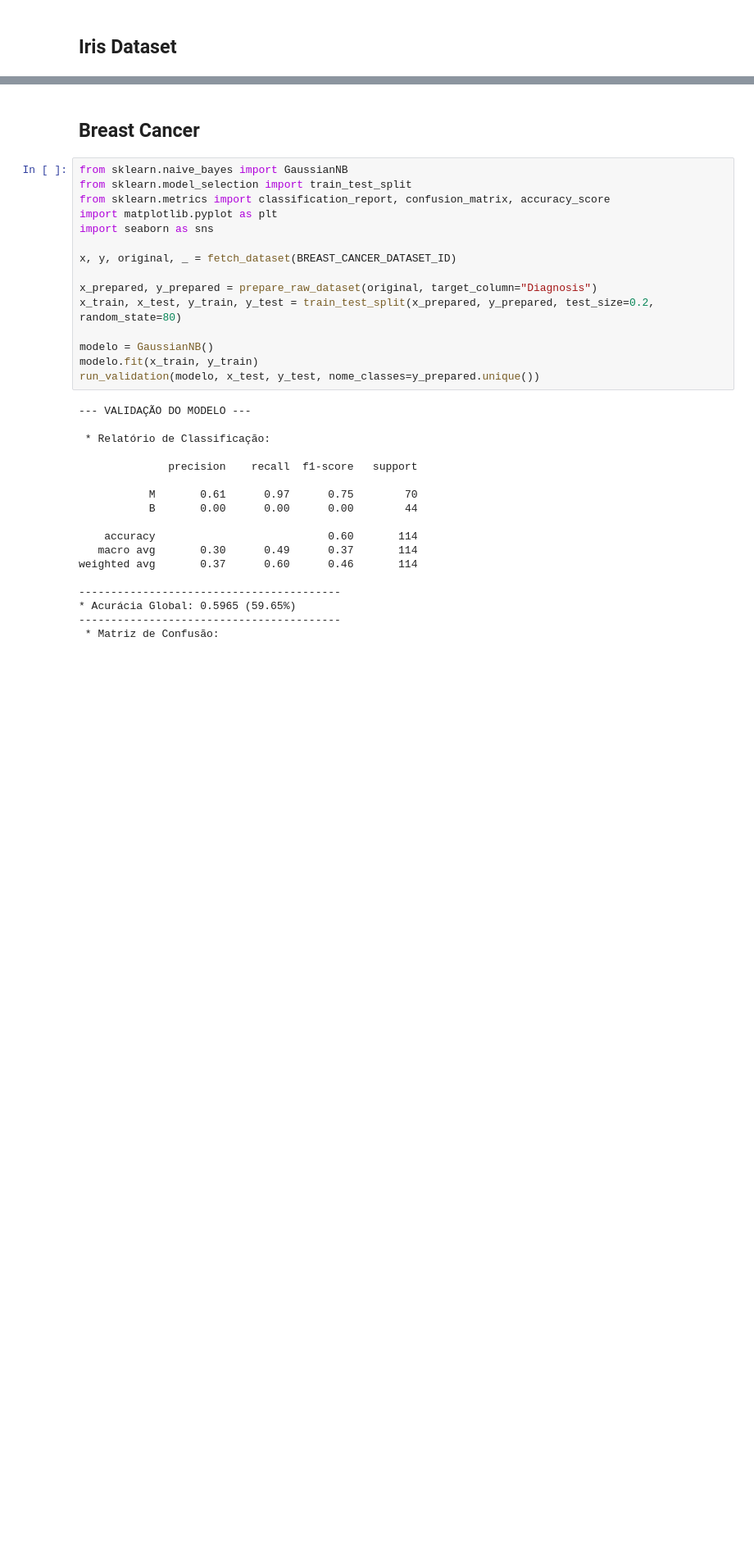
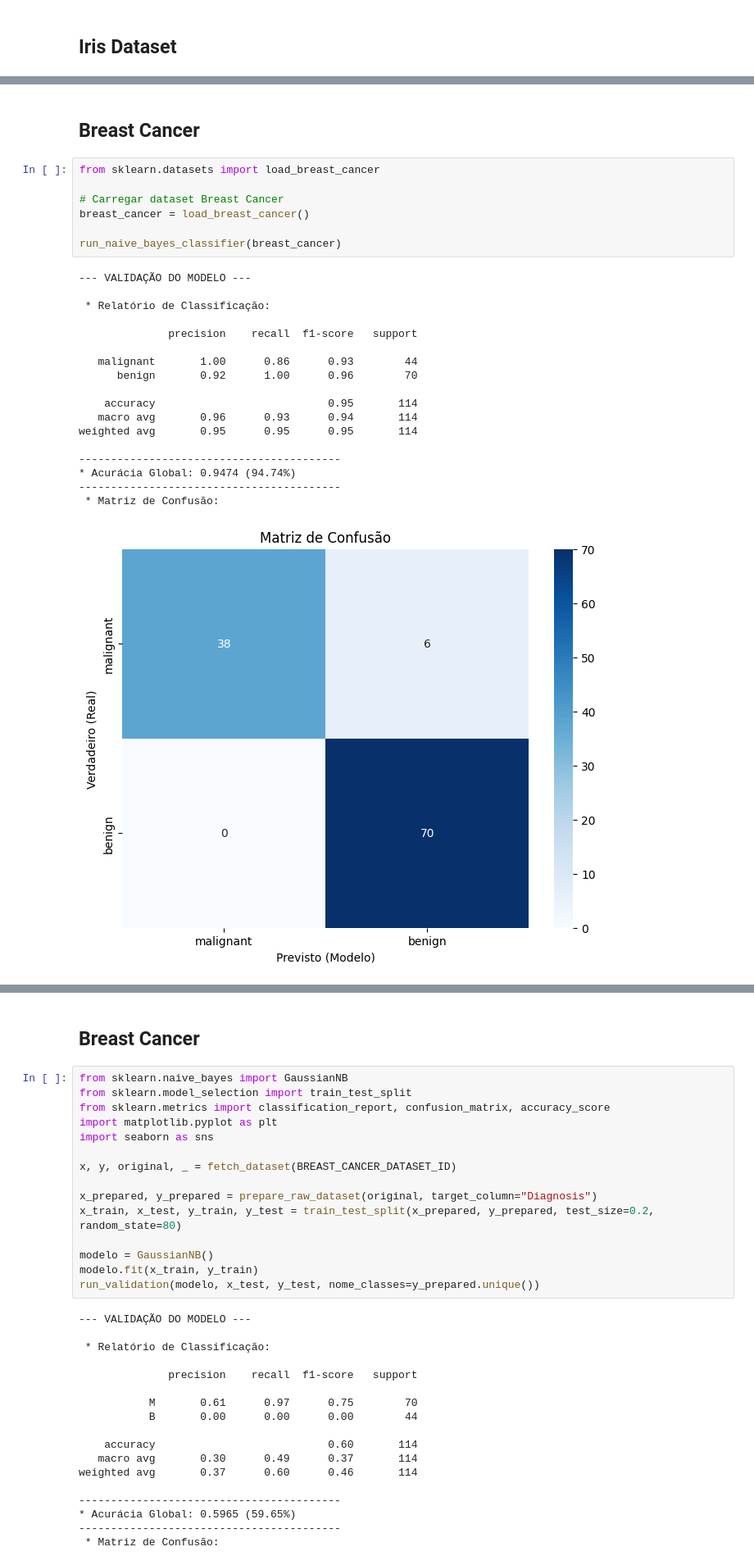
Before and after one commit to msruan/tec_2025.1, a Jupyter notebook: tbfinal_arvores.ipynb, the cells around one changed output, grey strips where cells are left out. Shown: that part at 82% size. Drawn from its saved outputs; the diff is of its cells as text; blank space fills up the shorter version.

```diff
--- a/tbfinal_arvores.ipynb
+++ b/tbfinal_arvores.ipynb
@@ -242,0 +255,28 @@ Iris-versicolor       1.00      1.00      1.00        11
+# %% [markdown]
+## Breast Cancer
+# %%
+from sklearn.datasets import load_breast_cancer
+
+# Carregar dataset Breast Cancer
+breast_cancer = load_breast_cancer()
+
+run_naive_bayes_classifier(breast_cancer)
+# %% [output]
+--- VALIDAÇÃO DO MODELO ---
+
+ * Relatório de Classificação:
+
+              precision    recall  f1-score   support
+
+   malignant       1.00      0.86      0.93        44
+      benign       0.92      1.00      0.96        70
+
+    accuracy                           0.95       114
+   macro avg       0.96      0.93      0.94       114
+weighted avg       0.95      0.95      0.95       114
+
+-----------------------------------------
+* Acurácia Global: 0.9474 (94.74%)
+-----------------------------------------
+ * Matriz de Confusão:
+[figure, added]
```
Also changed, not shown: parts of 18 cells of this notebook.
